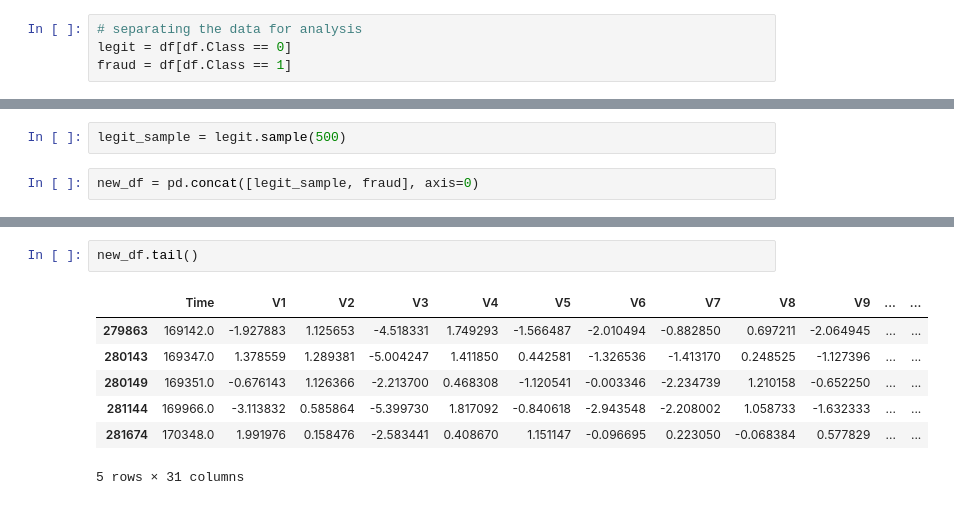
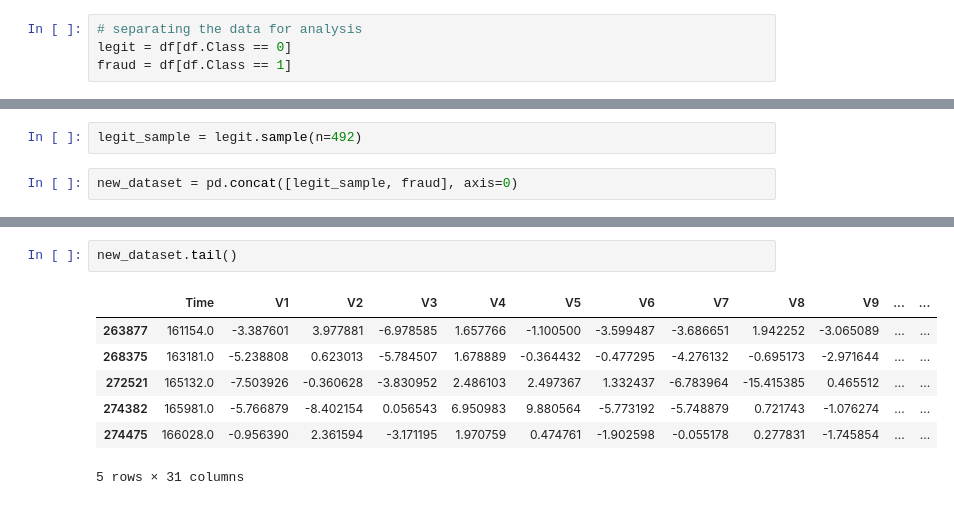
Before and after one commit to Imshubhham/Imshubham, a Jupyter notebook: Credit_card_fraud_detection.ipynb, the cells around one changed output, grey strips where cells are left out. Drawn from its saved outputs; the diff is of its cells as text.

```diff
--- a/Credit_card_fraud_detection.ipynb
+++ b/Credit_card_fraud_detection.ipynb
@@ -161,6 +172,6 @@ df.groupby('Class').mean()
 2 rows × 30 columns
 # %%
-legit_sample = legit.sample(500)
+legit_sample = legit.sample(n=492)
 # %%
-new_df = pd.concat([legit_sample, fraud], axis=0)
+new_dataset = pd.concat([legit_sample, fraud], axis=0)
 # %%
@@ -175,12 +186,12 @@ new_df.head()
 5 rows × 31 columns
 # %%
-new_df.tail()
+new_dataset.tail()
 # %% [output]
 |  | Time | V1 | V2 | V3 | V4 | V5 | V6 | V7 | V8 | V9 | ... | ... |
-| 279863 | 169142.0 | -1.927883 | 1.125653 | -4.518331 | 1.749293 | -1.566487 | -2.010494 | -0.882850 | 0.697211 | -2.064945 | ... | ... |
-| 280143 | 169347.0 | 1.378559 | 1.289381 | -5.004247 | 1.411850 | 0.442581 | -1.326536 | -1.413170 | 0.248525 | -1.127396 | ... | ... |
-| 280149 | 169351.0 | -0.676143 | 1.126366 | -2.213700 | 0.468308 | -1.120541 | -0.003346 | -2.234739 | 1.210158 | -0.652250 | ... | ... |
-| 281144 | 169966.0 | -3.113832 | 0.585864 | -5.399730 | 1.817092 | -0.840618 | -2.943548 | -2.208002 | 1.058733 | -1.632333 | ... | ... |
-| 281674 | 170348.0 | 1.991976 | 0.158476 | -2.583441 | 0.408670 | 1.151147 | -0.096695 | 0.223050 | -0.068384 | 0.577829 | ... | ... |
+| 263877 | 161154.0 | -3.387601 | 3.977881 | -6.978585 | 1.657766 | -1.100500 | -3.599487 | -3.686651 | 1.942252 | -3.065089 | ... | ... |
+| 268375 | 163181.0 | -5.238808 | 0.623013 | -5.784507 | 1.678889 | -0.364432 | -0.477295 | -4.276132 | -0.695173 | -2.971644 | ... | ... |
+| 272521 | 165132.0 | -7.503926 | -0.360628 | -3.830952 | 2.486103 | 2.497367 | 1.332437 | -6.783964 | -15.415385 | 0.465512 | ... | ... |
+| 274382 | 165981.0 | -5.766879 | -8.402154 | 0.056543 | 6.950983 | 9.880564 | -5.773192 | -5.748879 | 0.721743 | -1.076274 | ... | ... |
+| 274475 | 166028.0 | -0.956390 | 2.361594 | -3.171195 | 1.970759 | 0.474761 | -1.902598 | -0.055178 | 0.277831 | -1.745854 | ... | ... |
 5 rows × 31 columns
 # %%
```
Also changed, not shown: parts of 38 cells of this notebook.
